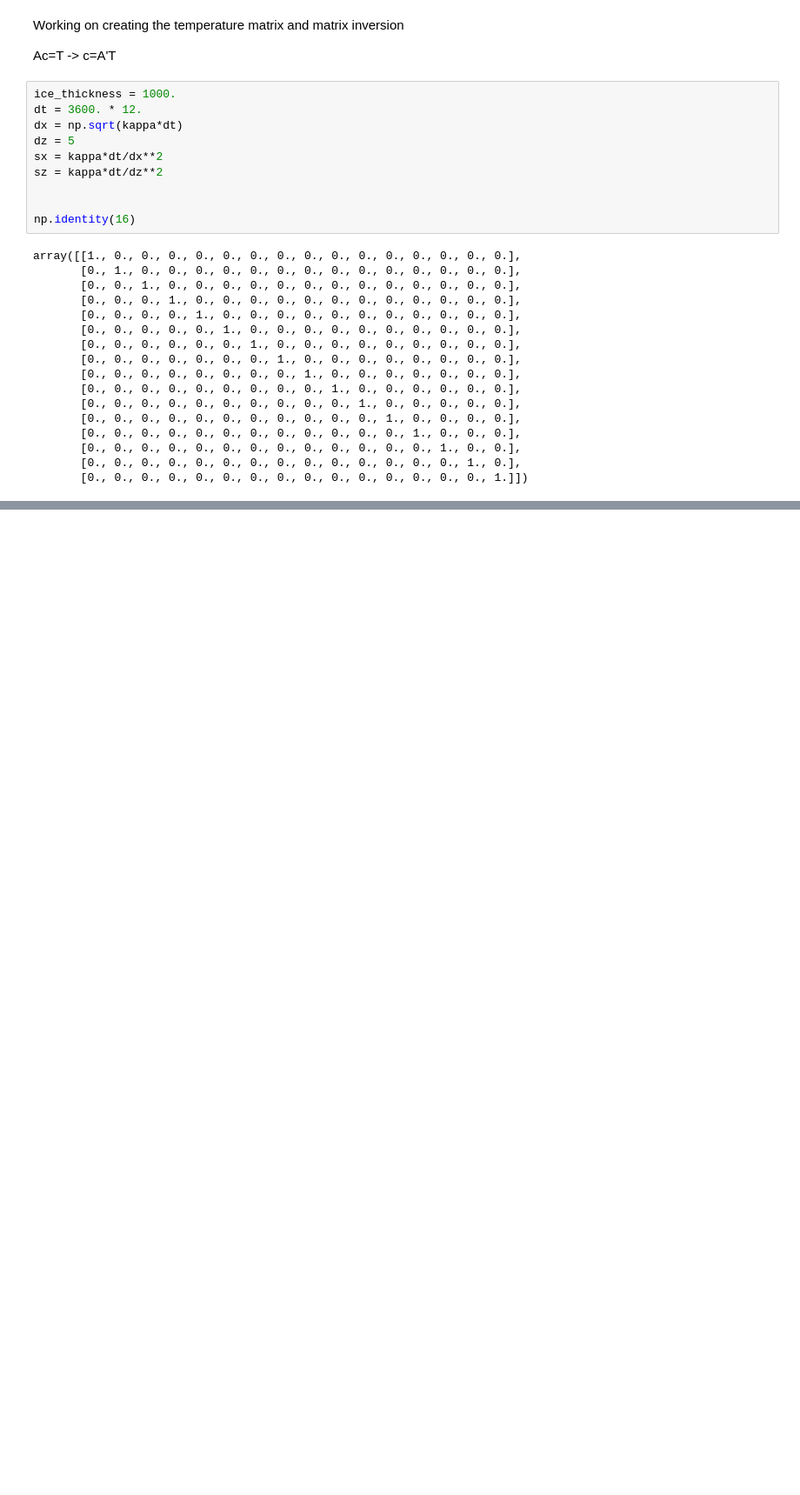
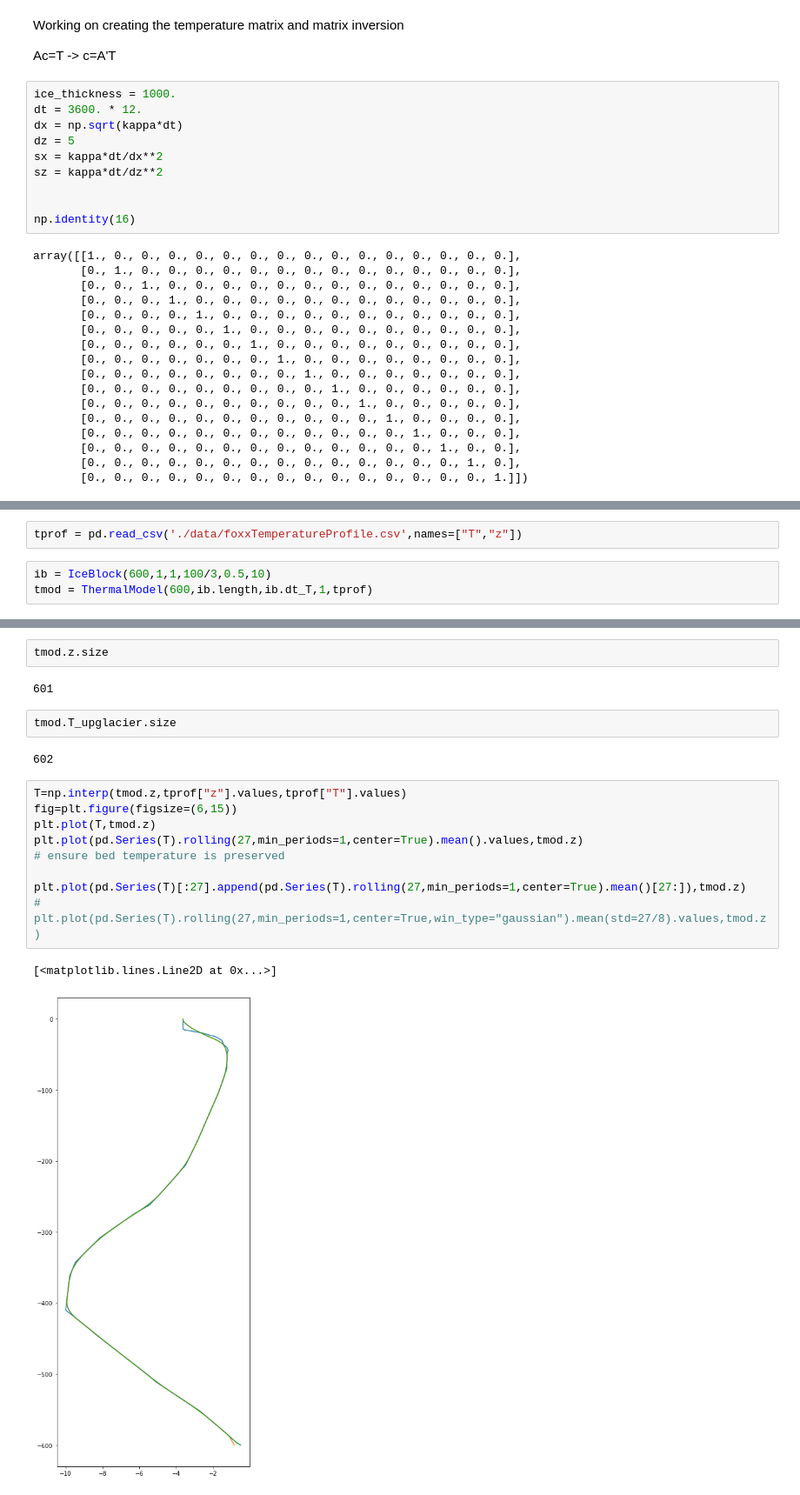
Before and after one commit to jzmejia/crevasse_propagation, a Jupyter notebook: testing.ipynb, the cells around one changed output, grey strips where cells are left out. Shown at 87% size. Cells and saved outputs as stored; diff of their text form; blank space fills up the shorter version.

Commit message:
implemented thermal model

```diff
--- a/testing.ipynb
+++ b/testing.ipynb
@@ -224,0 +79,5 @@ T_crev = 0
+# %%
+tprof = pd.read_csv('./data/foxxTemperatureProfile.csv',names=["T","z"])
+# %%
+ib = IceBlock(600,1,1,100/3,0.5,10)
+tmod = ThermalModel(600,ib.length,ib.dt_T,1,tprof)
@@ -224,0 +140,20 @@ T_crev = 0
+# %%
+tmod.z.size
+# %% [output]
+601
+# %%
+tmod.T_upglacier.size
+# %% [output]
+602
+# %%
+T=np.interp(tmod.z,tprof["z"].values,tprof["T"].values)
+fig=plt.figure(figsize=(6,15))
+plt.plot(T,tmod.z)
+plt.plot(pd.Series(T).rolling(27,min_periods=1,center=True).mean().values,tmod.z)
+# ensure bed temperature is preserved
+
+plt.plot(pd.Series(T)[:27].append(pd.Series(T).rolling(27,min_periods=1,center=True).mean()[27:]),tmod.z)
+# plt.plot(pd.Series(T).rolling(27,min_periods=1,center=True,win_type="gaussian").mean(std=27/8).values,tmod.z)
+# %% [output]
+[<matplotlib.lines.Line2D at 0x...>]
+[figure, added]
```
Also changed, not shown: parts of 17 cells of this notebook, 6 other files.
